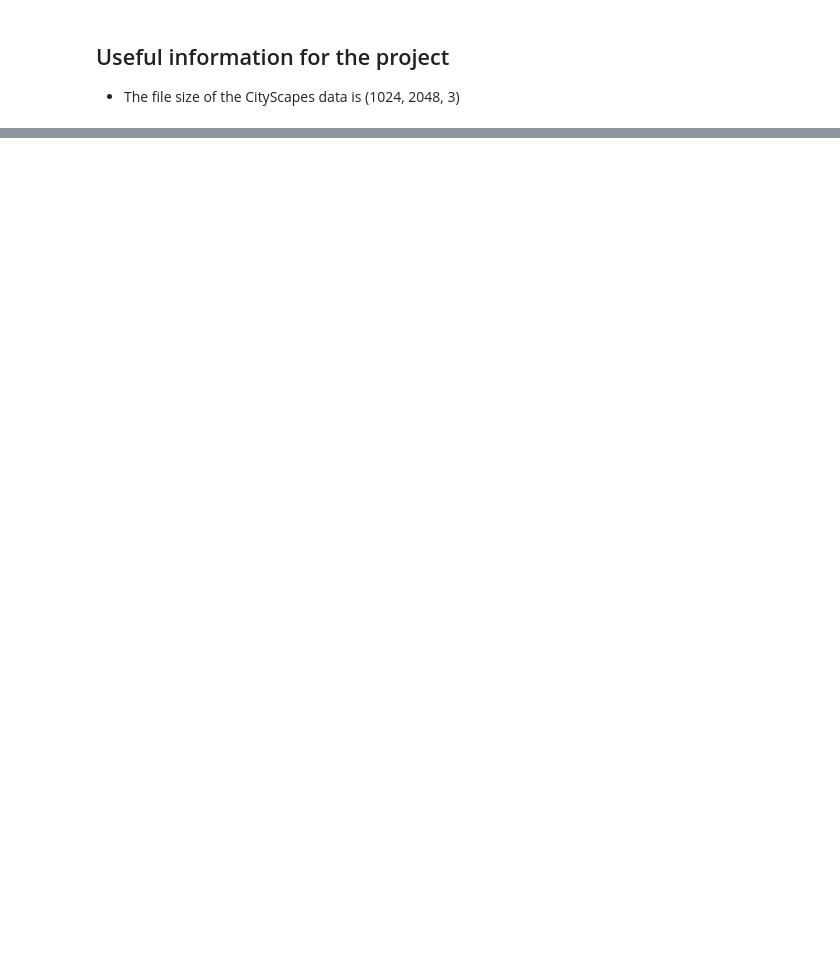
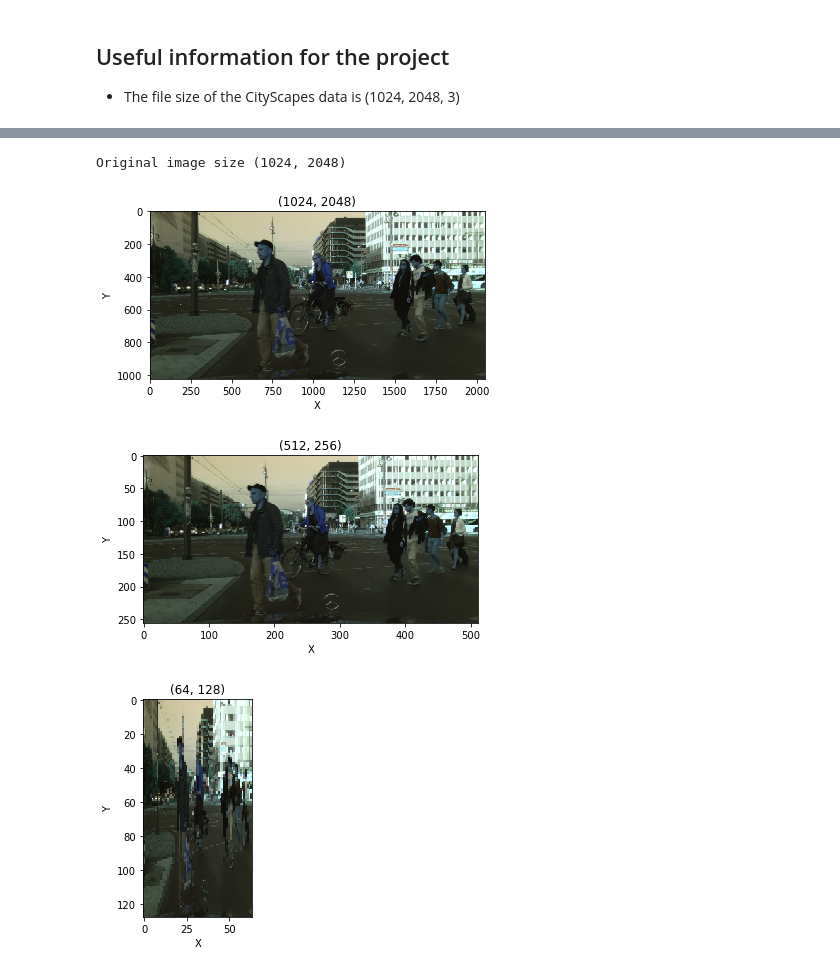
Before and after one commit to malwaru/pedestrian_detection, a Jupyter notebook: test_scipts.ipynb, the cells around one changed output, grey strips where cells are left out. Drawn from its saved outputs; the diff is of its cells as text; code cells hidden in the pictures; blank space fills up the shorter version.

```diff
--- a/test_scipts.ipynb
+++ b/test_scipts.ipynb
@@ -263,0 +407,44 @@ date and time = 28_11_2022_22_50_06
+# %%
+import cv2
+import copy
+import matplotlib.pyplot as plt
+image_test=cv2.imread("./data/rawdata/leftImg8bit/test/berlin/berlin_000122_000019_leftImg8bit.png")
+# image_test=cv2.imread("./data/svm_data/positive/crop_000606c.png")
+
+print(f"Original image size {image_test.shape[0:2]}")
+image1=copy.deepcopy(image_test)
+image2=copy.deepcopy(image_test)
+
+
+size1=(512,256)
+size2=(64,128)
+
+
+
+
+image1=cv2.resize(image1,size1)
+image2=cv2.resize(image2,size2)
+
+
+figure=plt.figure()
+ax=figure.add_subplot(111)
+ax.imshow(image_test)
+ax.set(title=str(image_test.shape[0:2]),xlabel="X",ylabel="Y")
+
+
+figure1=plt.figure()
+ax1=figure1.add_subplot(111)
+ax1.imshow(image1)
+ax1.set(title=str(size1),xlabel="X",ylabel="Y")
+
+
+figure2=plt.figure()
+ax2=figure2.add_subplot(111)
+ax2.imshow(image2)
+ax2.set(title=str(size2),xlabel="X",ylabel="Y")
+plt.show()
+# %% [output]
+Original image size (1024, 2048)
+[figure, added]
+[figure, added]
+[figure, added]
```
Also changed, not shown: parts of 8 cells of this notebook, 2 other files.
